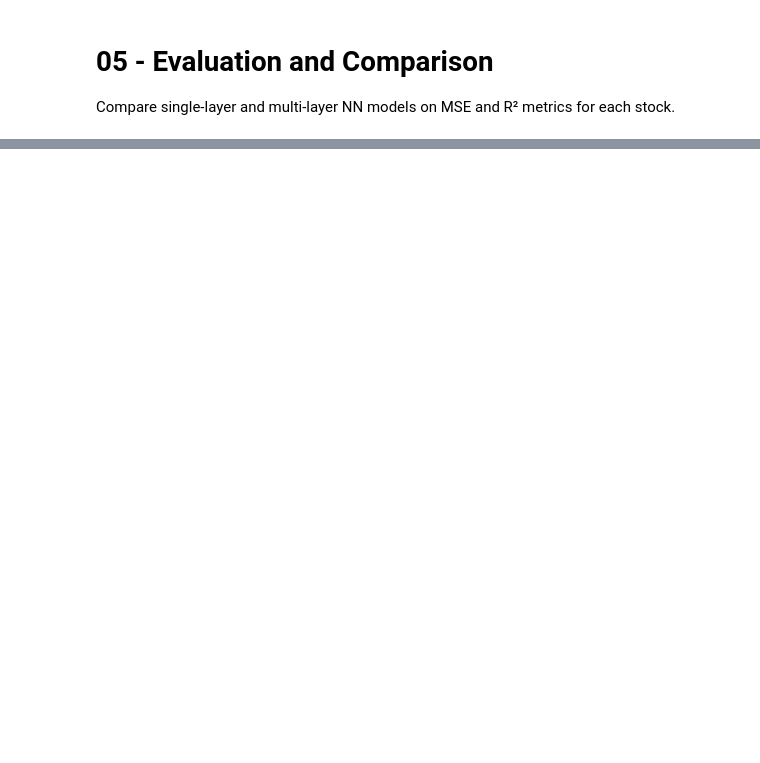
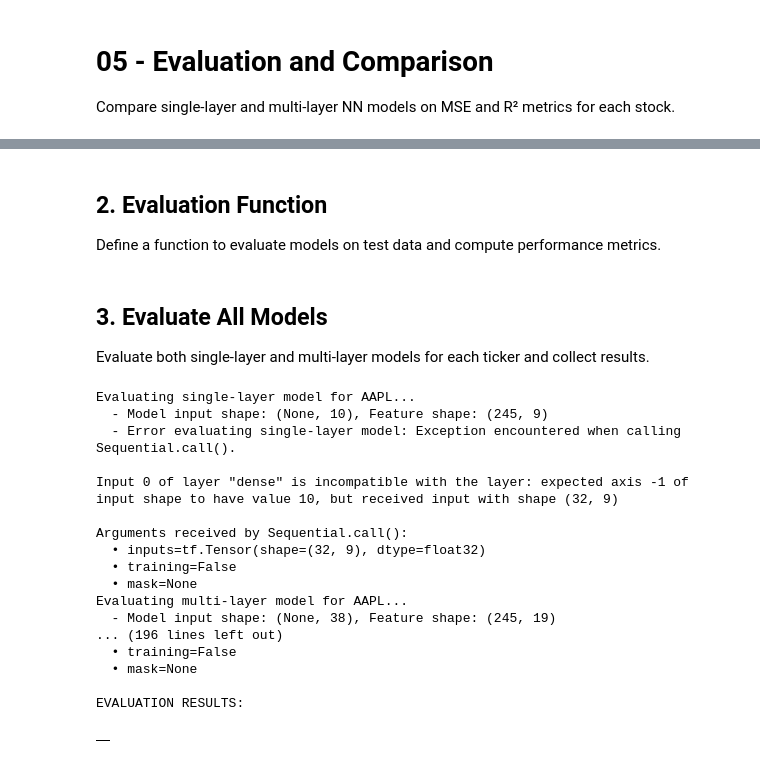
Before and after one commit to abhigyas/stock-forecasting-neural-networks, a Jupyter notebook: notebooks/05_evaluation_and_visualization.ipynb, the cells around one changed output, grey strips where cells are left out. Cells and saved outputs as stored; diff of their text form; code cells hidden in the pictures; blank space fills up the shorter version.

```diff
--- a/notebooks/05_evaluation_and_visualization.ipynb
+++ b/notebooks/05_evaluation_and_visualization.ipynb
@@ -103,0 +246,4 @@ Evaluating CVX...
+# %% [markdown]
+## 2. Evaluation Function
+
+Define a function to evaluate models on test data and compute performance metrics.
@@ -103,0 +317,74 @@ Evaluating CVX...
+# %% [markdown]
+## 3. Evaluate All Models
+
+Evaluate both single-layer and multi-layer models for each ticker and collect results.
+# %%
+# Store all results
+results_list = []
+
+# Evaluate all models
+for ticker in tickers:
+    # Evaluate single-layer model if available
+    if ticker in single_layer_models and ticker in test_sets:
+        try:
+            print(f"Evaluating single-layer model for {ticker}...")
+            single_results = evaluate_model(
+                single_layer_models[ticker],
+                test_sets[ticker],
+                ticker,
+                'single_layer'
+            )
+            results_list.append(single_results)
+            print(f"  - MSE: {single_results['mse']:.6f}, R²: {single_results['r2']:.4f}")
+        except Exception as e:
+            print(f"  - Error evaluating single-layer model: {e}")
+
+    # Evaluate multi-layer model if available
+    if ticker in multi_layer_models and ticker in test_sets:
+        try:
+            print(f"Evaluating multi-layer model for {ticker}...")
+            multi_results = evaluate_model(
+                multi_layer_models[ticker],
+                test_sets[ticker],
+                ticker,
+                'multi_layer'
+            )
+            results_list.append(multi_results)
+            print(f"  - MSE: {multi_results['mse']:.6f}, R²: {multi_results['r2']:.4f}")
+        except Exception as e:
+            print(f"  - Error evaluating multi-layer model: {e}")
+
+# Convert results to DataFrame
+results_df = pd.DataFrame([{
+    'Ticker': r['ticker'],
+    'Model': r['model_type'],
+    'MSE': r['mse'],
+    'RMSE': r['rmse'],
+    'MAE': r['mae'],
+    'R²': r['r2'],
+    'Features': r['features'],
+    'Parameters': r['parameters']
+} for r in results_list])
+
+# Display results
+print("\nEVALUATION RESULTS:")
+results_df
+# %% [output]
+Evaluating single-layer model for AAPL...
+  - Model input shape: (None, 10), Feature shape: (245, 9)
+  - Error evaluating single-layer model: Exception encountered when calling Sequential.call().
+
+Input 0 of layer "dense" is incompatible with the layer: expected axis -1 of input shape to have value 10, but received input with shape (32, 9)
+
+Arguments received by Sequential.call():
+  • inputs=tf.Tensor(shape=(32, 9), dtype=float32)
+  • training=False
+  • mask=None
+Evaluating multi-layer model for AAPL...
+  - Model input shape: (None, 38), Feature shape: (245, 19)
+... (196 lines left out)
+  • training=False
+  • mask=None
+
+EVALUATION RESULTS:
+|  |
```
Also changed, not shown: parts of 18 cells of this notebook, 46 other files.
